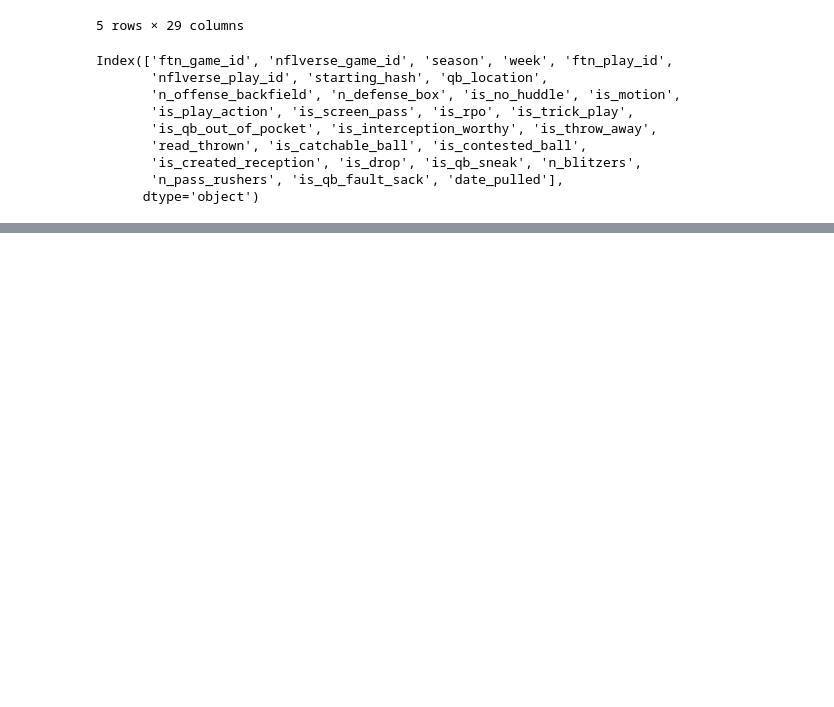
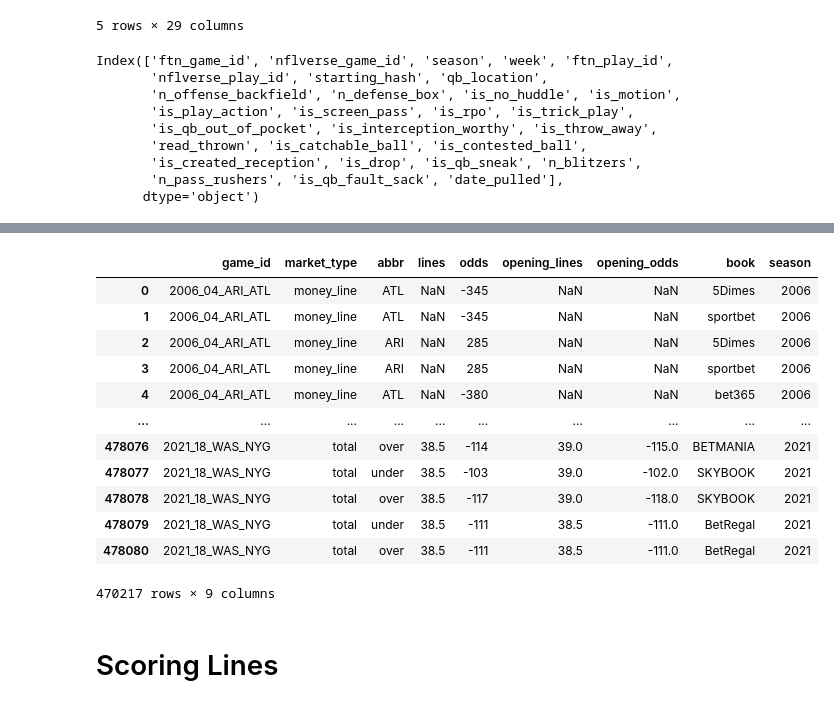
Before and after one commit to Alex-Bishka/Fantasy, a Jupyter notebook: Analysis/Notebooks/DataManagementNotebooks/Exploring Other NFLVerse functions.ipynb, the cells around one changed output, grey strips where cells are left out. Drawn from its saved outputs; the diff is of its cells as text; code cells hidden in the pictures; blank space fills up the shorter version.

```diff
--- a/Analysis/Notebooks/DataManagementNotebooks/Exploring Other NFLVerse functions.ipynb
+++ b/Analysis/Notebooks/DataManagementNotebooks/Exploring Other NFLVerse functions.ipynb
@@ -113,0 +124,4 @@ Index(['ftn_game_id', 'nflverse_game_id', 'season', 'week', 'ftn_play_id',
+# %%
+years = range(1999, 2023 + 1)
+# %%
+df_wins = nfl.import_win_totals(years)
@@ -113,0 +130,18 @@ Index(['ftn_game_id', 'nflverse_game_id', 'season', 'week', 'ftn_play_id',
+# %%
+df_wins
+# %% [output]
+|  | game_id | market_type | abbr | lines | odds | opening_lines | opening_odds | book | season |
+| 0 | 2006_04_ARI_ATL | money_line | ATL | NaN | -345 | NaN | NaN | 5Dimes | 2006 |
+| 1 | 2006_04_ARI_ATL | money_line | ATL | NaN | -345 | NaN | NaN | sportbet | 2006 |
+| 2 | 2006_04_ARI_ATL | money_line | ARI | NaN | 285 | NaN | NaN | 5Dimes | 2006 |
+| 3 | 2006_04_ARI_ATL | money_line | ARI | NaN | 285 | NaN | NaN | sportbet | 2006 |
+| 4 | 2006_04_ARI_ATL | money_line | ATL | NaN | -380 | NaN | NaN | bet365 | 2006 |
+| ... | ... | ... | ... | ... | ... | ... | ... | ... | ... |
+| 478076 | 2021_18_WAS_NYG | total | over | 38.5 | -114 | 39.0 | -115.0 | BETMANIA | 2021 |
+| 478077 | 2021_18_WAS_NYG | total | under | 38.5 | -103 | 39.0 | -102.0 | SKYBOOK | 2021 |
+| 478078 | 2021_18_WAS_NYG | total | over | 38.5 | -117 | 39.0 | -118.0 | SKYBOOK | 2021 |
+| 478079 | 2021_18_WAS_NYG | total | under | 38.5 | -111 | 38.5 | -111.0 | BetRegal | 2021 |
+| 478080 | 2021_18_WAS_NYG | total | over | 38.5 | -111 | 38.5 | -111.0 | BetRegal | 2021 |
+470217 rows × 9 columns
+# %% [markdown]
+# Scoring Lines
```
Also changed, not shown: parts of 11 cells of this notebook, 17 other files.
